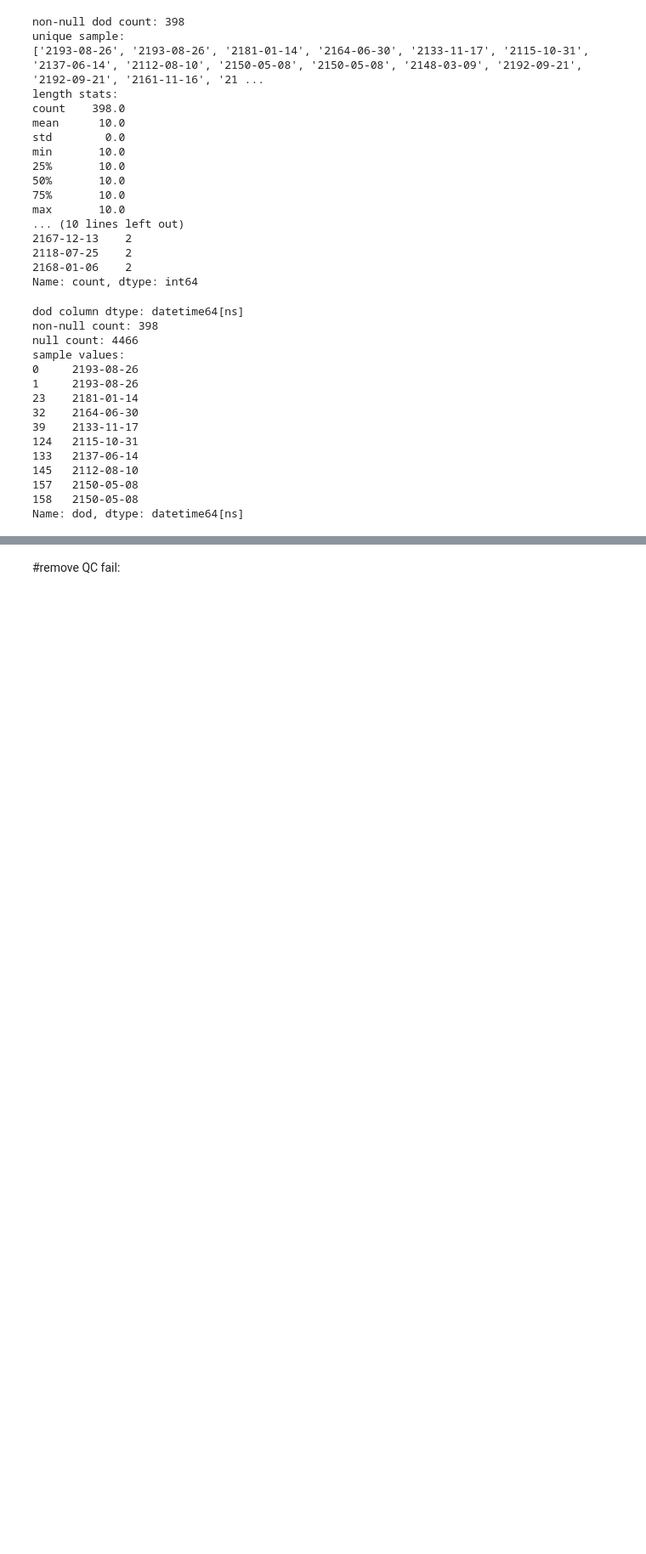
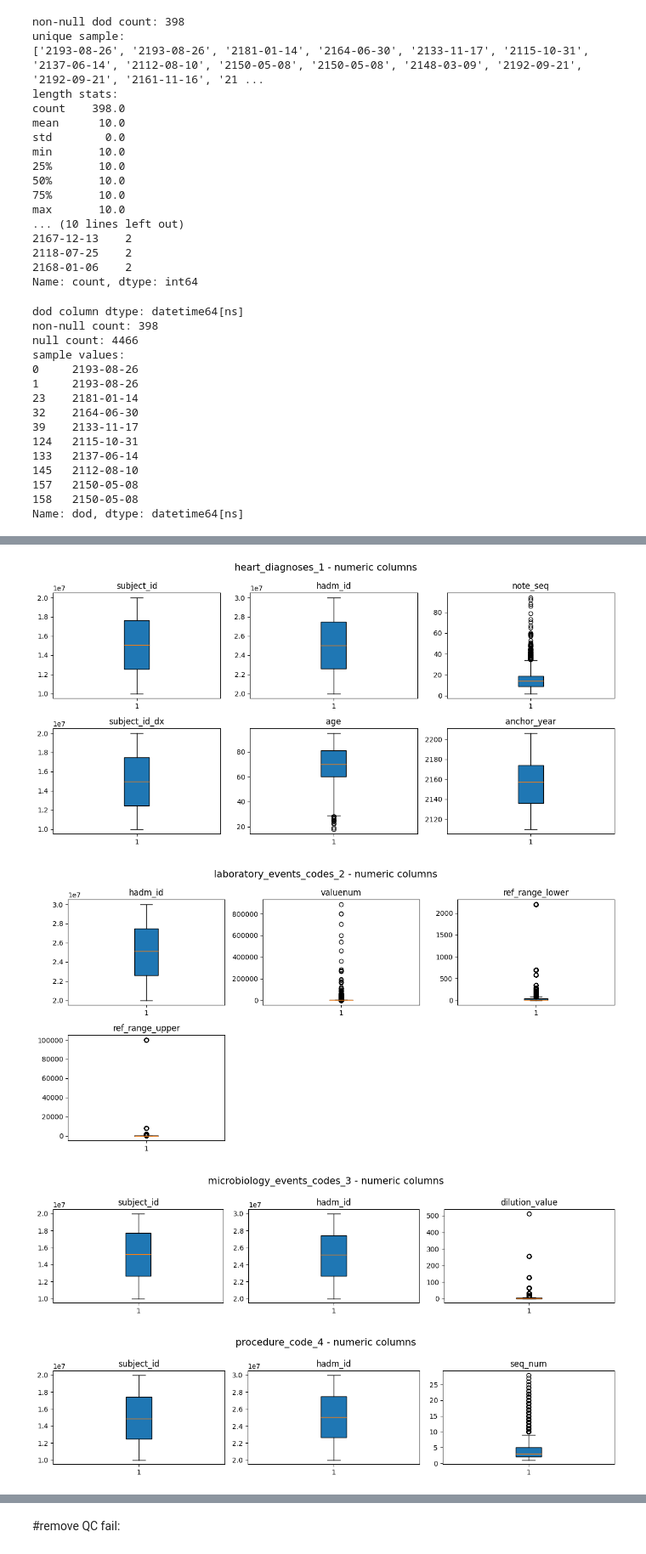
Before and after one commit to alexandermittet/Data_Analytics_for_Health_UniPi, a Jupyter notebook: code/1.0 pre.ipynb, the cells around one changed output, grey strips where cells are left out. Shown at 85% size. Drawn from its saved outputs; the diff is of its cells as text; code cells hidden in the pictures; blank space fills up the shorter version.

```diff
--- a/code/1.0 pre.ipynb
+++ b/code/1.0 pre.ipynb
@@ -276,0 +375,35 @@ Name: dod, dtype: datetime64[ns]
+# %%
+import math
+import matplotlib.pyplot as plt
+
+for name, df in dataframes.items():
+    numeric_cols = df.select_dtypes(include=[np.number]).columns
+    if len(numeric_cols) == 0:
+        print(f"{name}: no numeric columns to plot")
+        continue
+
+    cols_per_row = 3
+    rows = math.ceil(len(numeric_cols) / cols_per_row)
+    fig, axes = plt.subplots(rows, cols_per_row, figsize=(cols_per_row * 4, rows * 3))
+    axes = axes.flatten()
+
+    for ax, col in zip(axes, numeric_cols):
+        data = df[col].dropna()
+        if data.empty:
+            ax.set_title(f"{col} (empty)")
+            ax.axis("off")
+            continue
+        ax.boxplot(data, vert=True, patch_artist=True)
+        ax.set_title(col)
+
+    for idx in range(len(numeric_cols), len(axes)):
+        axes[idx].axis("off")
+
+    fig.suptitle(f"{name} - numeric columns", fontsize=14)
+    fig.tight_layout()
+    plt.show()
+# %% [output]
+[figure, added]
+[figure, added]
+[figure, added]
+[figure, added]
```
Also changed, not shown: parts of 7 cells of this notebook, 1 other file.
